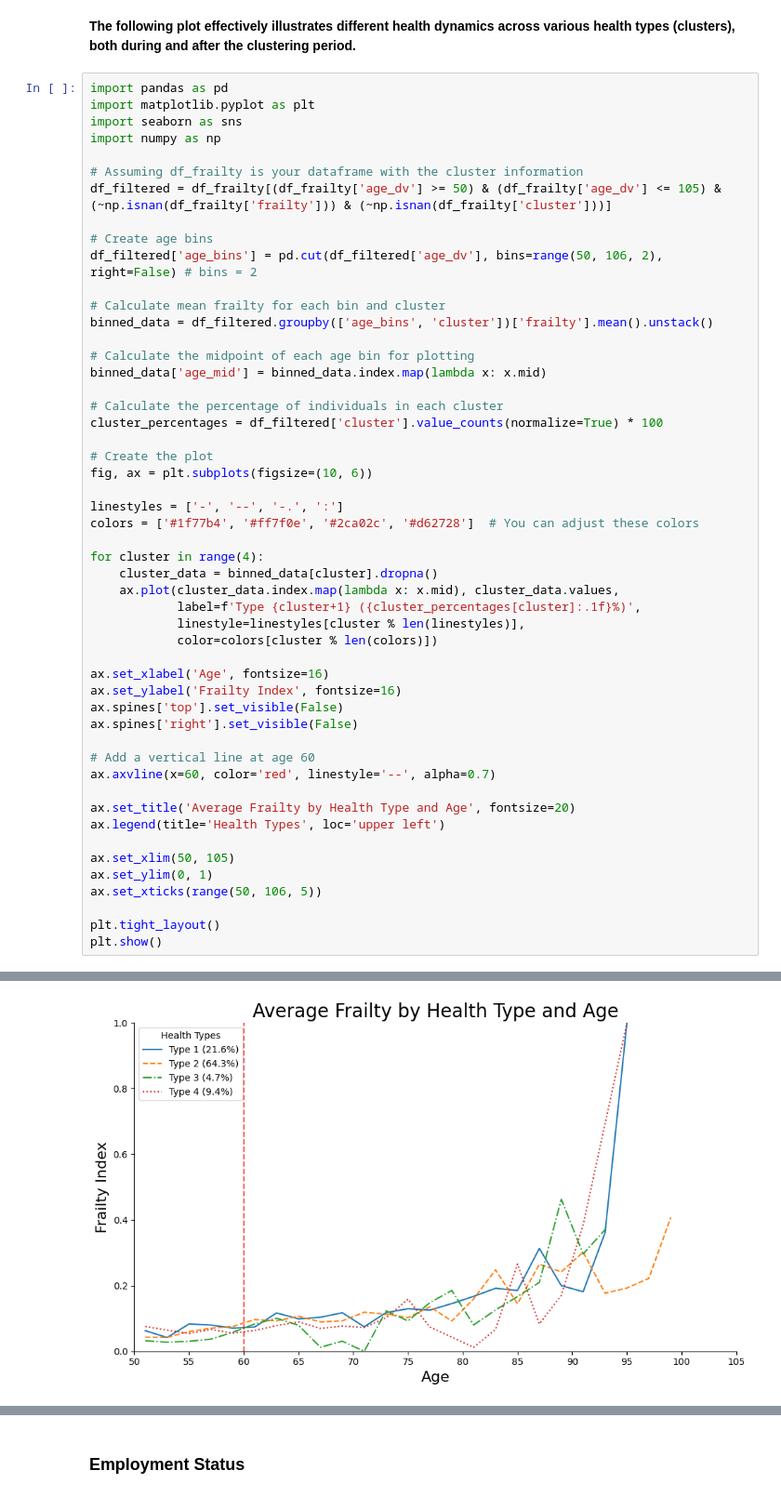
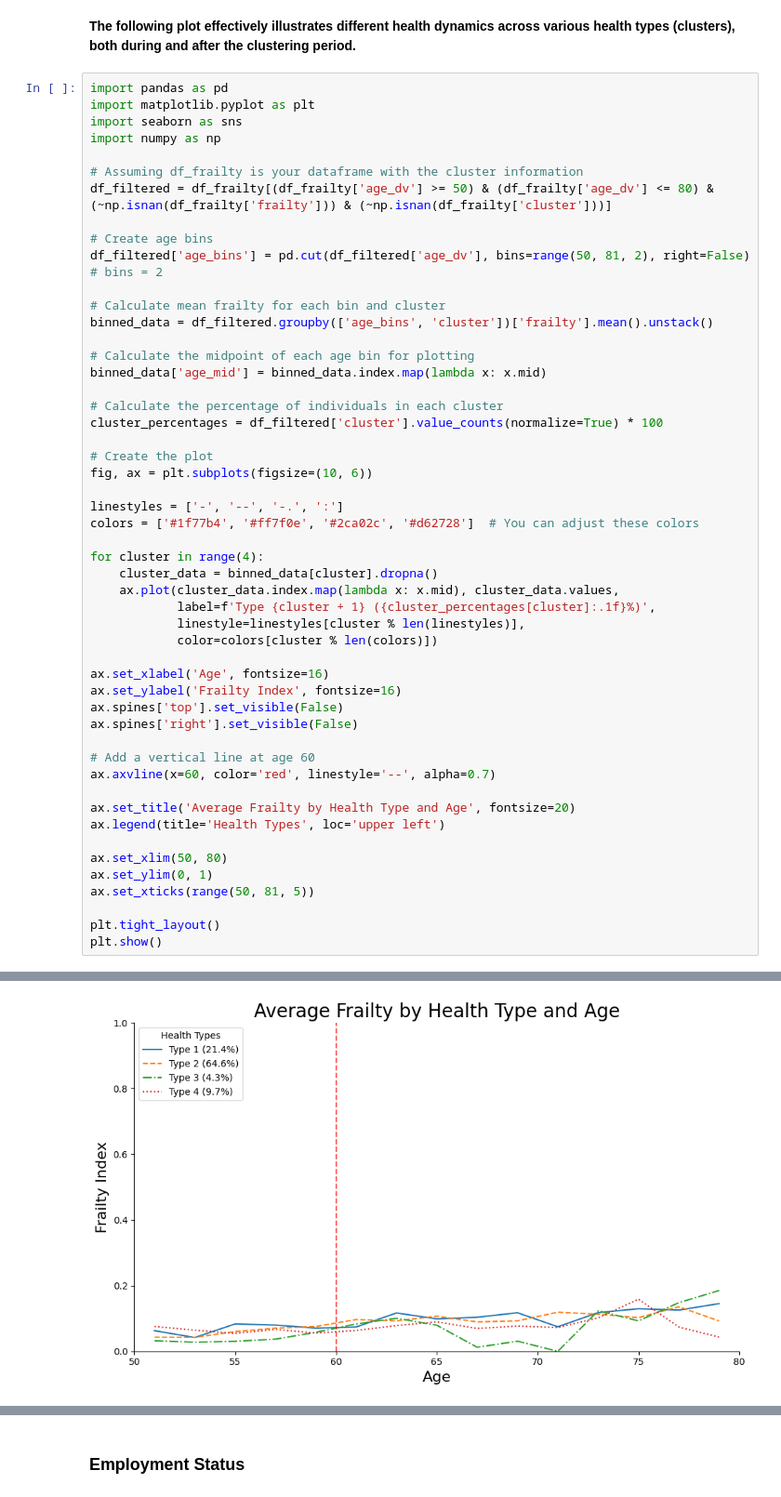
Before and after one commit to GJQu/EssexDissertation, a Jupyter notebook: k_means.ipynb, the cells around one changed output, grey strips where cells are left out. Shown at 93% size. Drawn from its saved outputs; the diff is of its cells as text.

```diff
--- a/k_means.ipynb
+++ b/k_means.ipynb
@@ -271,10 +271,10 @@ import seaborn as sns
 import numpy as np
 
 # Assuming df_frailty is your dataframe with the cluster information
-df_filtered = df_frailty[(df_frailty['age_dv'] >= 50) & (df_frailty['age_dv'] <= 105) & (~np.isnan(df_frailty['frailty'])) & (~np.isnan(df_frailty['cluster']))]
+df_filtered = df_frailty[(df_frailty['age_dv'] >= 50) & (df_frailty['age_dv'] <= 80) & (~np.isnan(df_frailty['frailty'])) & (~np.isnan(df_frailty['cluster']))]
 
 # Create age bins
-df_filtered['age_bins'] = pd.cut(df_filtered['age_dv'], bins=range(50, 106, 2), right=False) # bins = 2
+df_filtered['age_bins'] = pd.cut(df_filtered['age_dv'], bins=range(50, 81, 2), right=False) # bins = 2
 
 # Calculate mean frailty for each bin and cluster
 binned_data = df_filtered.groupby(['age_bins', 'cluster'])['frailty'].mean().unstack()
@@ -294,7 +294,7 @@ colors = ['#1f77b4', '#ff7f0e', '#2ca02c', '#d62728']  # You can adjust these co
 for cluster in range(4):
     cluster_data = binned_data[cluster].dropna()
     ax.plot(cluster_data.index.map(lambda x: x.mid), cluster_data.values,
-            label=f'Type {cluster+1} ({cluster_percentages[cluster]:.1f}%)',
+            label=f'Type {cluster + 1} ({cluster_percentages[cluster]:.1f}%)',
             linestyle=linestyles[cluster % len(linestyles)],
             color=colors[cluster % len(colors)])
 
@@ -309,9 +309,9 @@ ax.axvline(x=60, color='red', linestyle='--', alpha=0.7)
 ax.set_title('Average Frailty by Health Type and Age', fontsize=20)
 ax.legend(title='Health Types', loc='upper left')
 
-ax.set_xlim(50, 105)
+ax.set_xlim(50, 80)
 ax.set_ylim(0, 1)
-ax.set_xticks(range(50, 106, 5))
+ax.set_xticks(range(50, 81, 5))
 
 plt.tight_layout()
 plt.show()
@@ -324,4 +324,4 @@ See the caveats in the documentation: https://pandas.pydata.org/pandas-docs/stab
-[figure, old version]
+[figure, new version]
 # %%
 import pandas as pd
 import matplotlib.pyplot as plt
```
Also changed, not shown: parts of 2 cells of this notebook.
